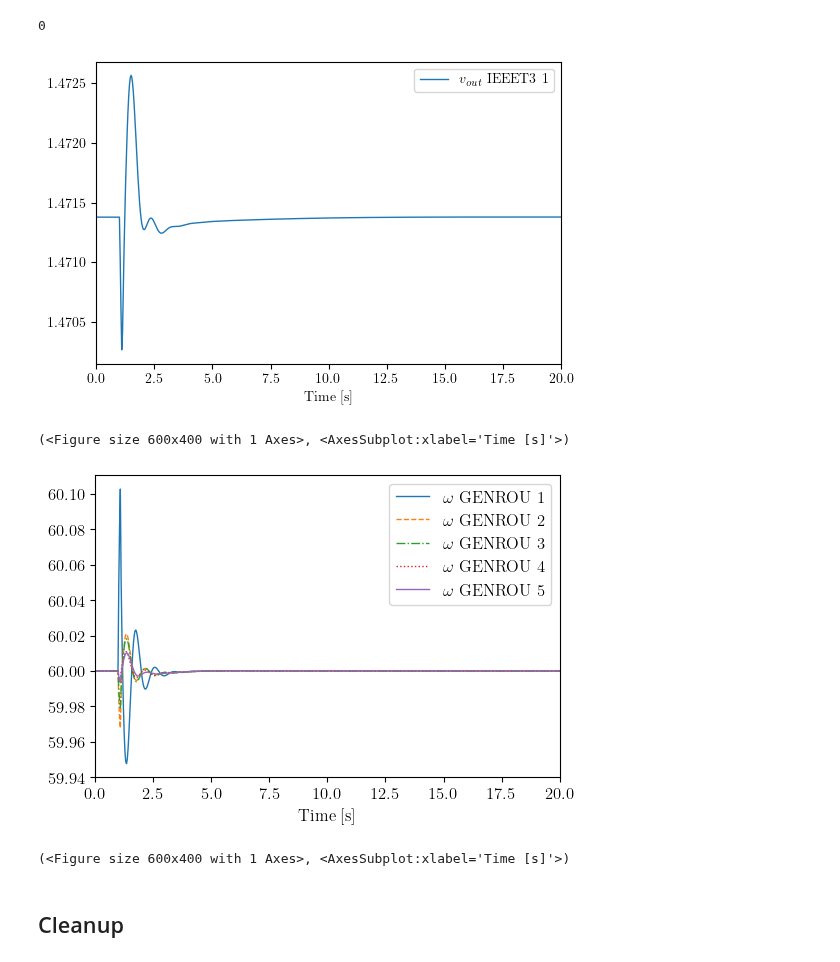
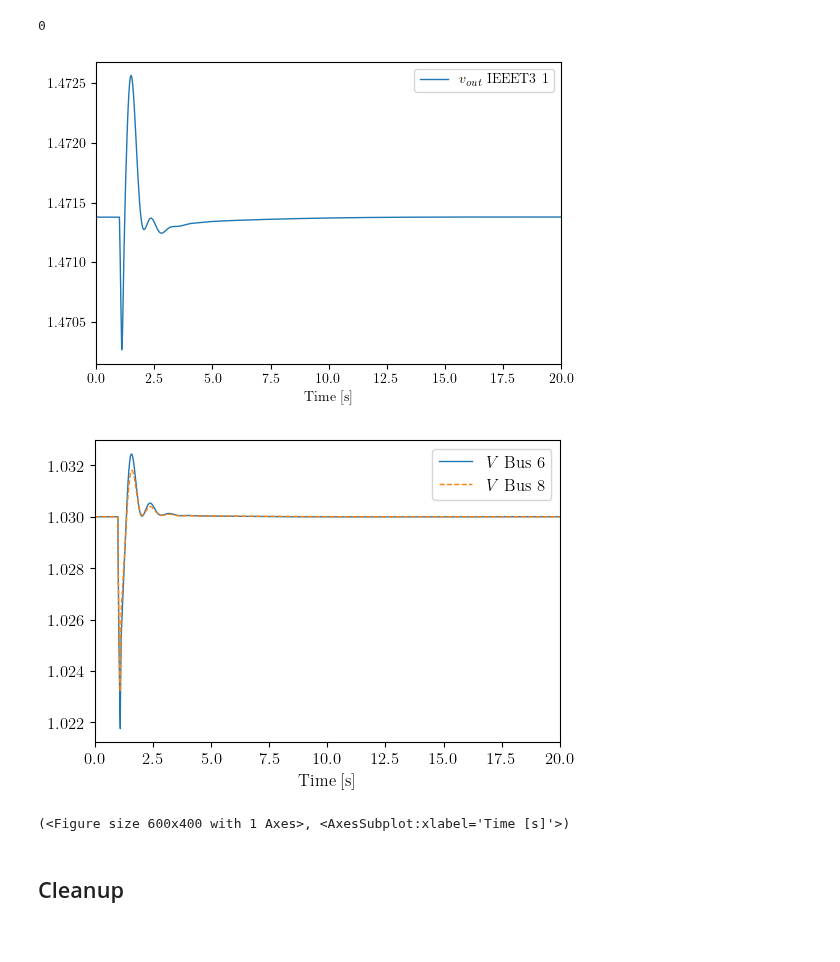
Before and after one commit to CURENT/andes, a Jupyter notebook: examples/demonstration/2.2 demo_IEEET3.ipynb, the cells around one changed output. Saved outputs shown, nothing was run; the diff lists cells and outputs as text; code cells hidden in the pictures.

```diff
--- a/examples/demonstration/2.2 demo_IEEET3.ipynb
+++ b/examples/demonstration/2.2 demo_IEEET3.ipynb
@@ -63,15 +63,12 @@ ss.exit_code
 0
 # %%
 ss.TDS.plt.plot(ss.IEEET3.vout)
+ss.TDS.plt.plot(ss.GENROU.v,
+                a=(3,4))
 # %% [output]
 [figure]
+[figure, added]
 (<Figure size 600x400 with 1 Axes>, <AxesSubplot:xlabel='Time [s]'>)
-# %%
-ss.TDS.plt.plot(ss.GENROU.omega,
-                ycalc=lambda x: 60*x)
-# %% [output]
-[figure, removed]
-(<Figure size 600x400 with 1 Axes>, <AxesSubplot:xlabel='Time [s]'>)
 # %% [markdown]
 ## Cleanup
 # %%
```
Also changed, not shown: parts of 6 cells of this notebook, 4 other files.
